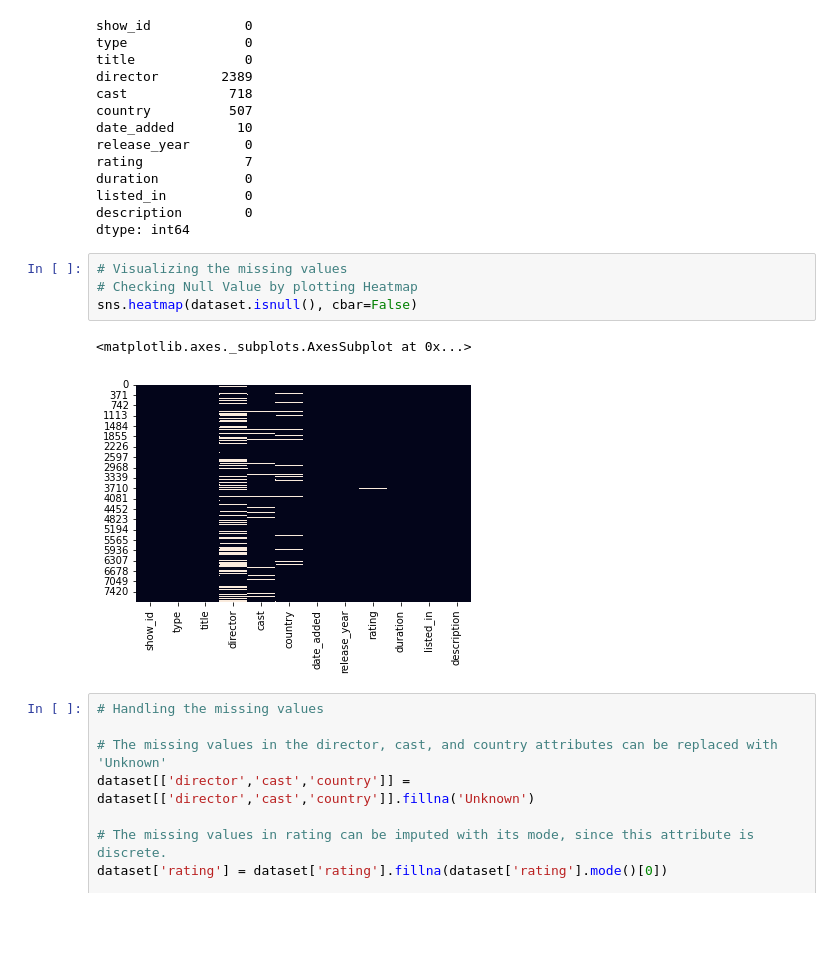
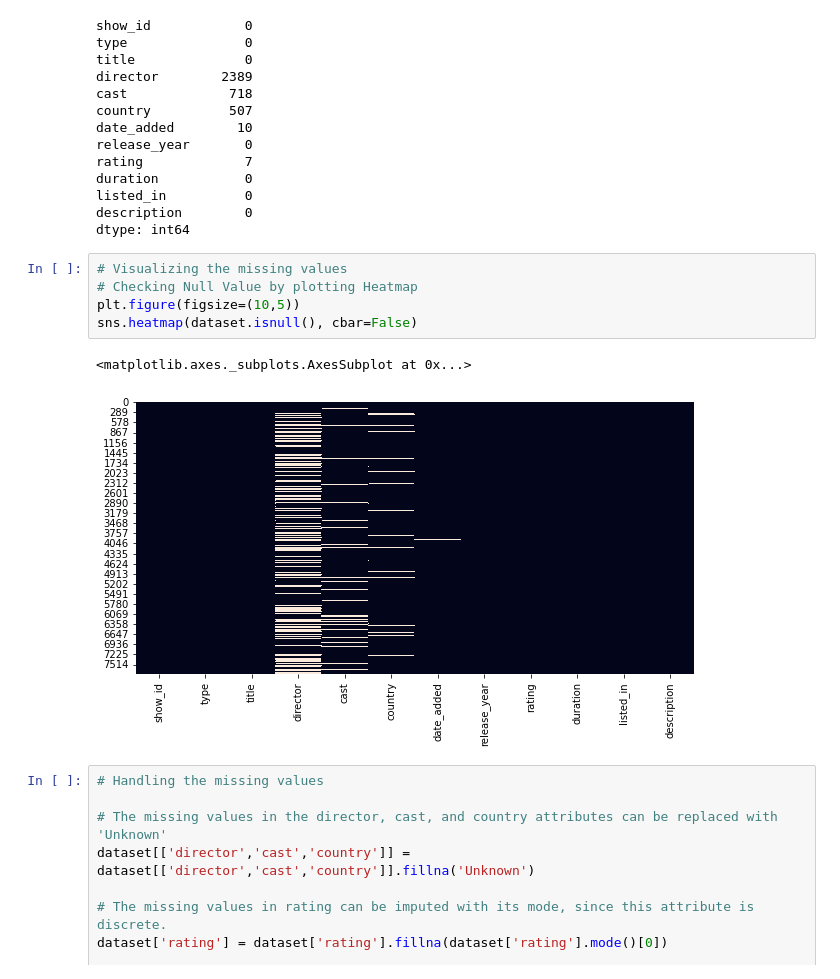
Before and after one commit to KrushnaChaure/Netflix-Movies-and-TV-Shows-Clustering, a Jupyter notebook: Krushna_Chaure_Netflix_Movies_and_TV_Shows_Clustering_Capstone_Project.ipynb, the cells around one changed output. Drawn from its saved outputs; the diff is of its cells as text; blank space fills up the shorter version.

```diff
--- a/Krushna_Chaure_Netflix_Movies_and_TV_Shows_Clustering_Capstone_Project.ipynb
+++ b/Krushna_Chaure_Netflix_Movies_and_TV_Shows_Clustering_Capstone_Project.ipynb
@@ -194,10 +196,11 @@ dtype: int64
 # %%
 # Visualizing the missing values
 # Checking Null Value by plotting Heatmap
+plt.figure(figsize=(10,5))
 sns.heatmap(dataset.isnull(), cbar=False)
 # %% [output]
 <matplotlib.axes._subplots.AxesSubplot at 0x...>
-[figure, old version]
+[figure, new version]
 # %%
 # Handling the missing values
 
```
Also changed, not shown: parts of 47 cells of this notebook.
